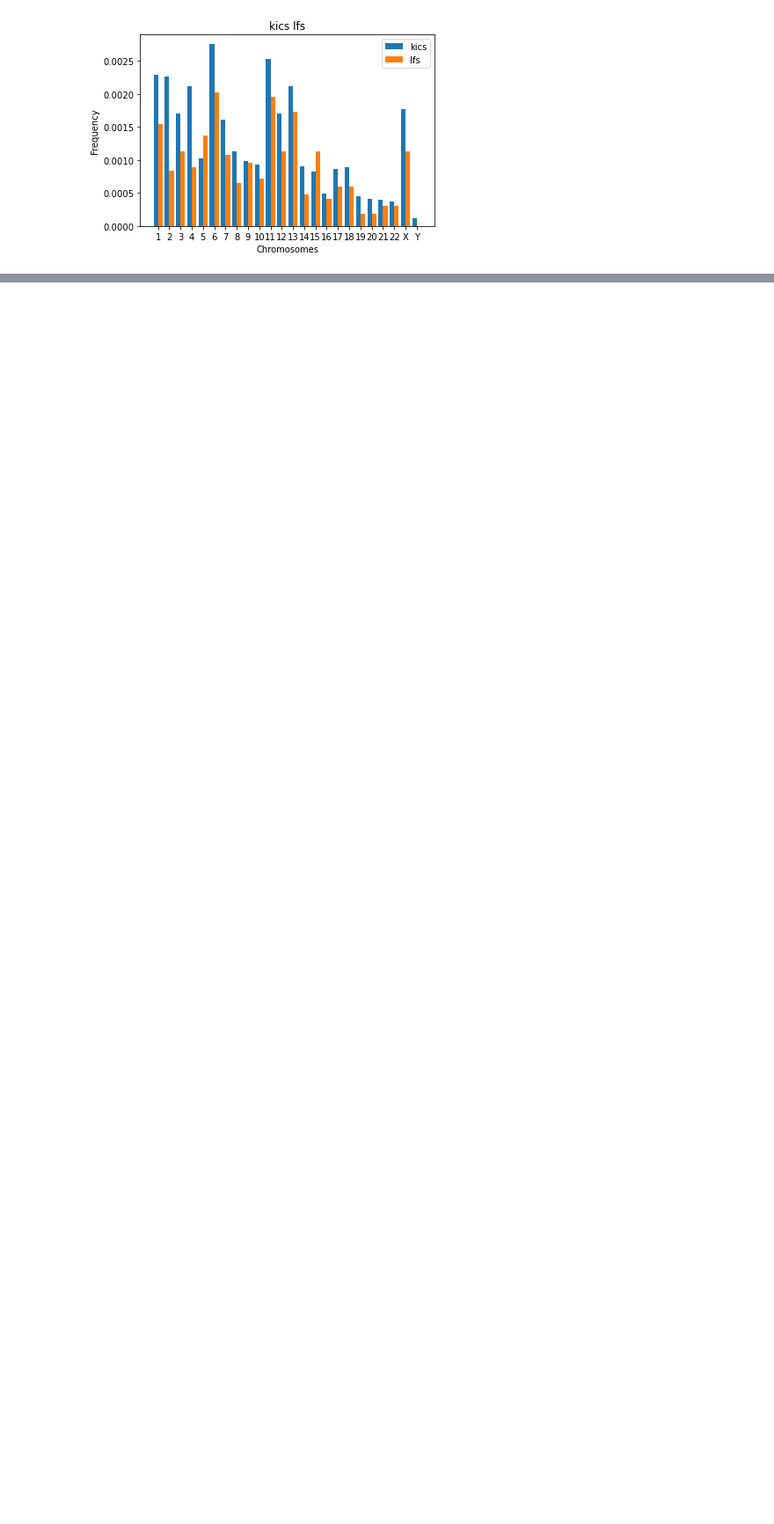
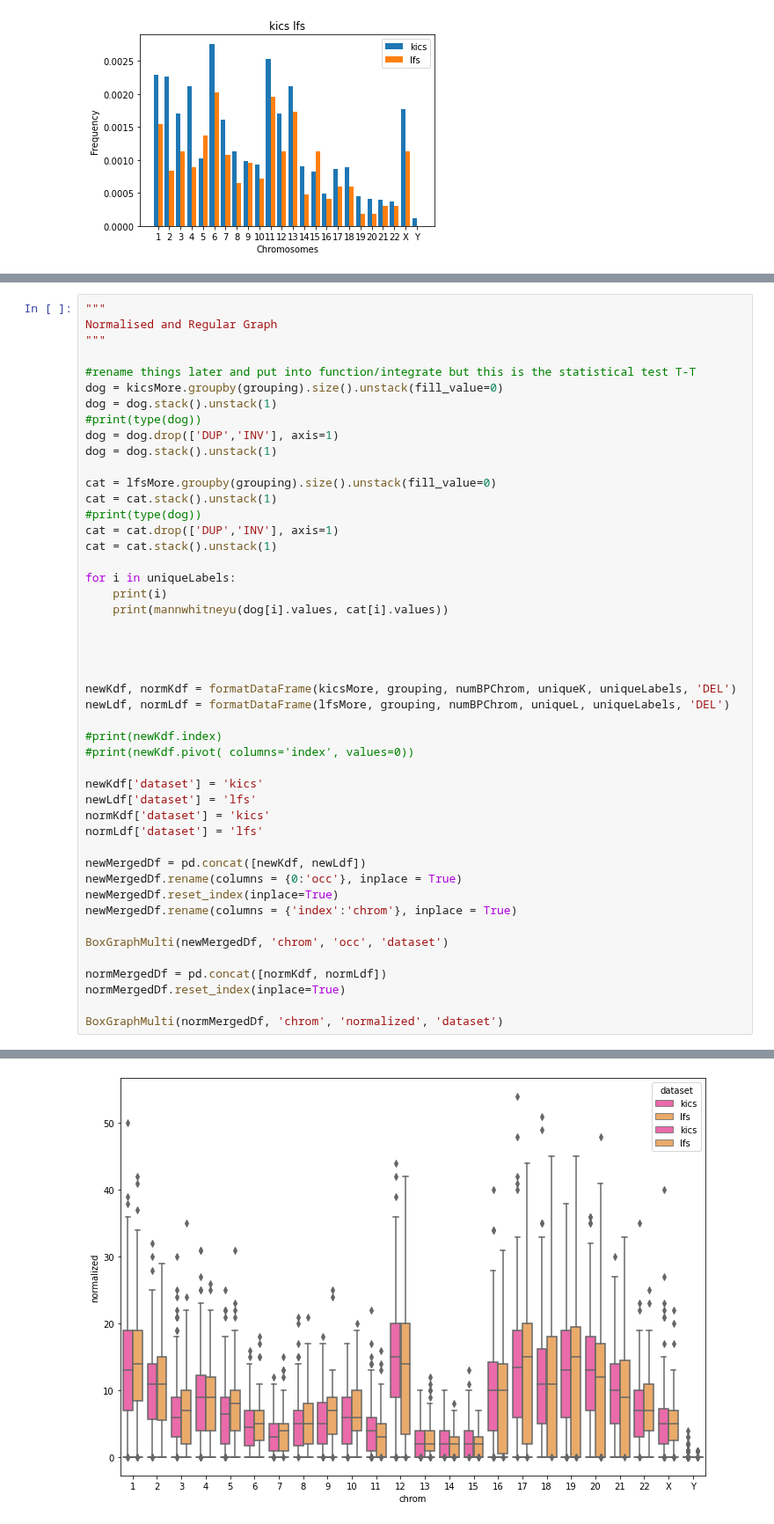
Before and after one commit to vsubasri/Transposable-Elements, a Jupyter notebook: Analysis/Preliminary Graphs.ipynb, the cells around one changed output, grey strips where cells are left out. Shown at 88% size. Cells and saved outputs as stored; diff of their text form; blank space fills up the shorter version.

```diff
--- a/Analysis/Preliminary Graphs.ipynb
+++ b/Analysis/Preliminary Graphs.ipynb
@@ -479,0 +405,48 @@ plt.show()
+# %%
+"""
+Normalised and Regular Graph
+"""
+
+#rename things later and put into function/integrate but this is the statistical test T-T
+dog = kicsMore.groupby(grouping).size().unstack(fill_value=0)
+dog = dog.stack().unstack(1)
+#print(type(dog))
+dog = dog.drop(['DUP','INV'], axis=1)
+dog = dog.stack().unstack(1)
+
+cat = lfsMore.groupby(grouping).size().unstack(fill_value=0)
+cat = cat.stack().unstack(1)
+#print(type(dog))
+cat = cat.drop(['DUP','INV'], axis=1)
+cat = cat.stack().unstack(1)
+
+for i in uniqueLabels:
+    print(i)
+    print(mannwhitneyu(dog[i].values, cat[i].values))
+
+
+
+
+newKdf, normKdf = formatDataFrame(kicsMore, grouping, numBPChrom, uniqueK, uniqueLabels, 'DEL')
+newLdf, normLdf = formatDataFrame(lfsMore, grouping, numBPChrom, uniqueL, uniqueLabels, 'DEL')
+
+#print(newKdf.index)
+#print(newKdf.pivot( columns='index', values=0))
+
+newKdf['dataset'] = 'kics'
+newLdf['dataset'] = 'lfs'
+normKdf['dataset'] = 'kics'
+normLdf['dataset'] = 'lfs'
+
+newMergedDf = pd.concat([newKdf, newLdf])
+newMergedDf.rename(columns = {0:'occ'}, inplace = True)
+newMergedDf.reset_index(inplace=True)
+newMergedDf.rename(columns = {'index':'chrom'}, inplace = True)
+
+BoxGraphMulti(newMergedDf, 'chrom', 'occ', 'dataset')
+
+normMergedDf = pd.concat([normKdf, normLdf])
+normMergedDf.reset_index(inplace=True)
+
+BoxGraphMulti(normMergedDf, 'chrom', 'normalized', 'dataset')
+# %% [output]
@@ -479,0 +470 @@ plt.show()
+[figure, added]
```
Also changed, not shown: parts of 13 cells of this notebook, 5 other files.
